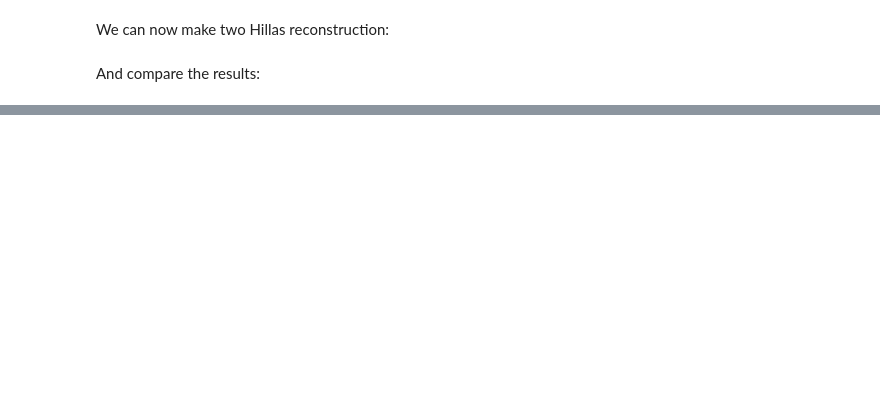
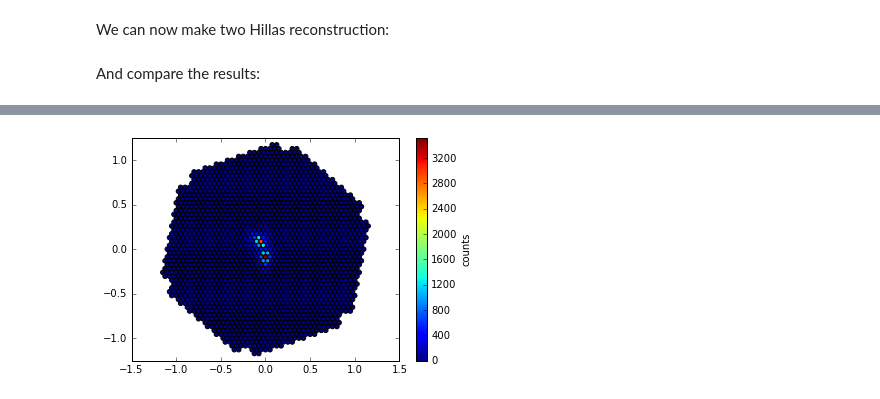
Before and after one commit to vuillaut/pschitt, a Jupyter notebook: ImArray/example.ipynb, the cells around one changed output, grey strips where cells are left out. Saved outputs shown, nothing was run; the diff lists cells and outputs as text; code cells hidden in the pictures; blank space fills up the shorter version.

```diff
--- a/ImArray/example.ipynb
+++ b/ImArray/example.ipynb
@@ -144,0 +180,4 @@ Reconstruction with ponderation and cut = [-30.417162380913396, 284.641517477526
+# %%
+viz.display_stacked_cameras(alltel)
+# %% [output]
+[figure, added]
```
Also changed, not shown: parts of 24 cells of this notebook, 4 other files.
